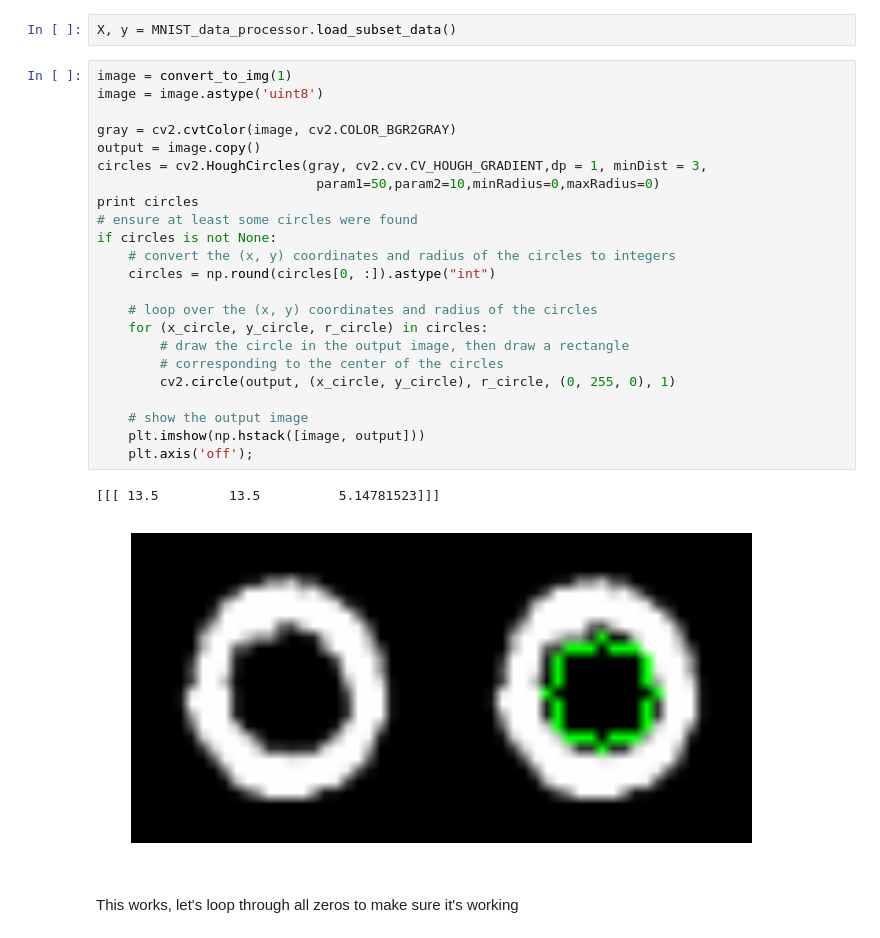
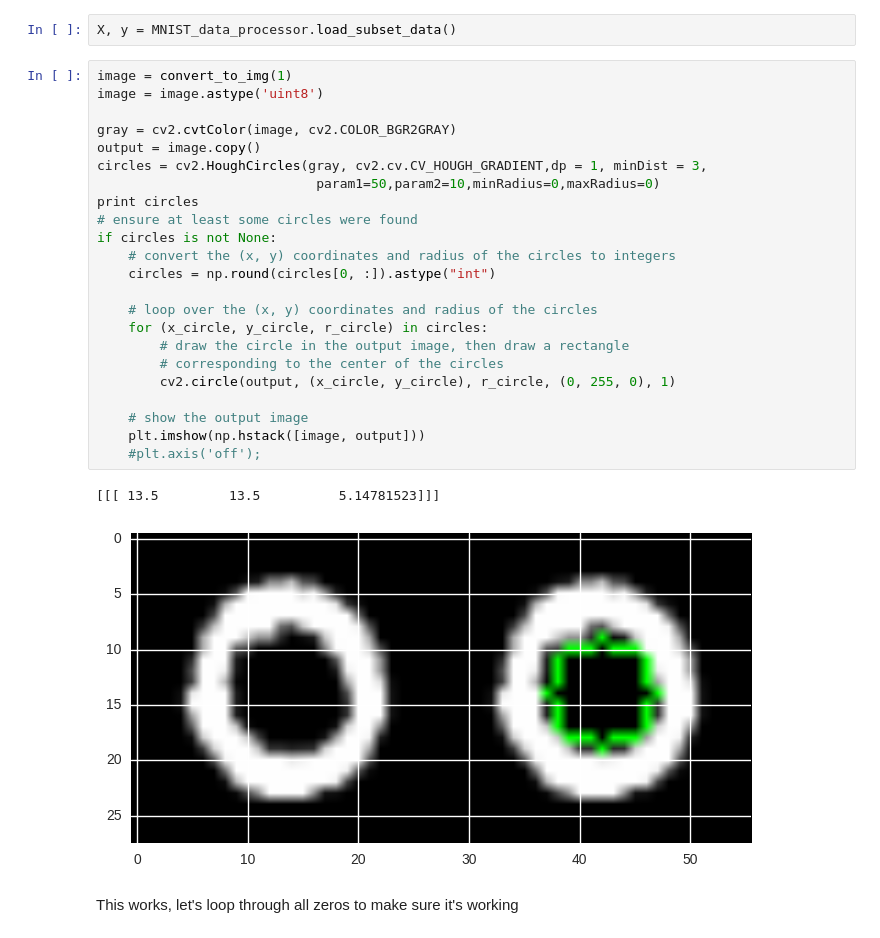
Before and after one commit to asuther/MNIST, a Jupyter notebook: notebooks/exploration/2016.11.12-1-Using OpenCV to detect circles.ipynb, the cells around one changed output. Cells and saved outputs as stored; diff of their text form.

```diff
--- a/notebooks/exploration/2016.11.12-1-Using OpenCV to detect circles.ipynb
+++ b/notebooks/exploration/2016.11.12-1-Using OpenCV to detect circles.ipynb
@@ -33,29 +33,29 @@ X, y = MNIST_data_processor.load_subset_data()
 # %%
 image = convert_to_img(1)
 image = image.astype('uint8')
 
 gray = cv2.cvtColor(image, cv2.COLOR_BGR2GRAY)
 output = image.copy()
 circles = cv2.HoughCircles(gray, cv2.cv.CV_HOUGH_GRADIENT,dp = 1, minDist = 3,
                             param1=50,param2=10,minRadius=0,maxRadius=0)
 print circles
 # ensure at least some circles were found
 if circles is not None:
     # convert the (x, y) coordinates and radius of the circles to integers
     circles = np.round(circles[0, :]).astype("int")
 
     # loop over the (x, y) coordinates and radius of the circles
     for (x_circle, y_circle, r_circle) in circles:
         # draw the circle in the output image, then draw a rectangle
         # corresponding to the center of the circles
         cv2.circle(output, (x_circle, y_circle), r_circle, (0, 255, 0), 1)
 
     # show the output image
     plt.imshow(np.hstack([image, output]))
-    plt.axis('off');
+    #plt.axis('off');
 # %% [output]
 [[[ 13.5         13.5          5.14781523]]]
-[figure, old version]
+[figure, new version]
 # %% [markdown]
 This works, let's loop through all zeros to make sure it's working
 # %%
```
Also changed, not shown: 1 other file.
